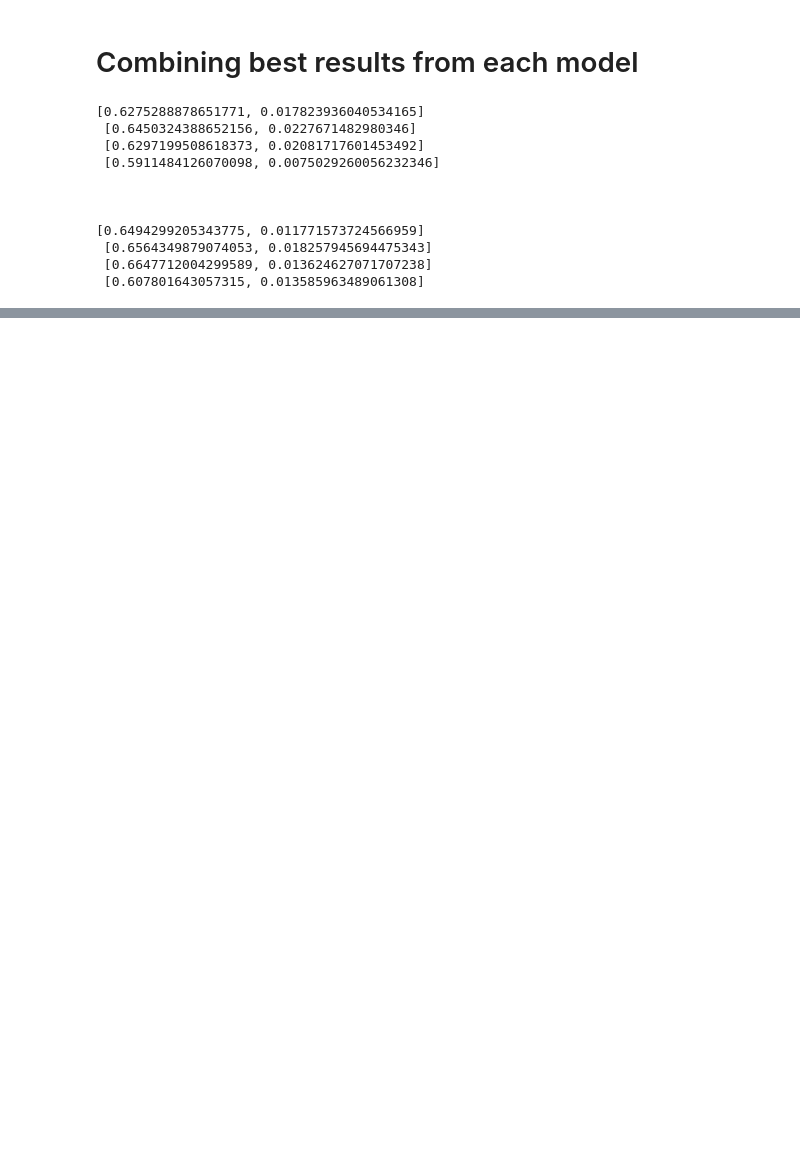
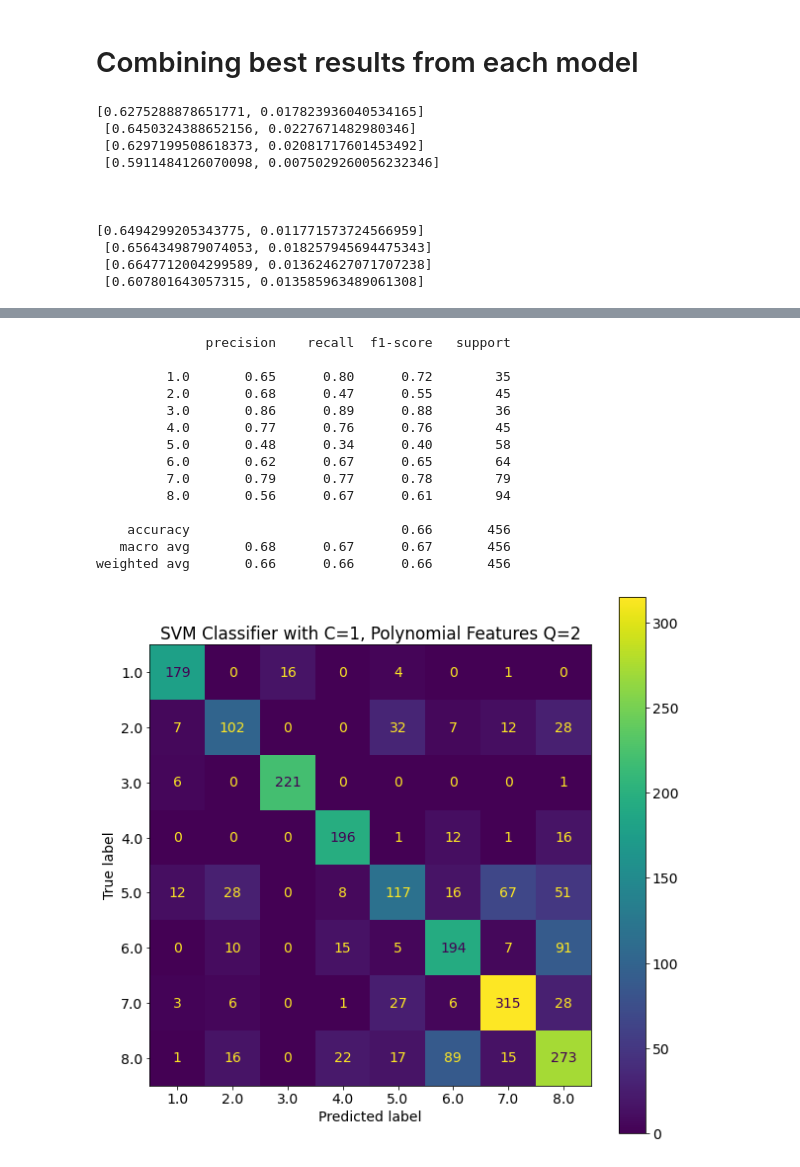
Before and after one commit to AlexSanfilippo/ML-Group-Project-Spotify, a Jupyter notebook: Data_Scripts/BasicModelsV2.0.ipynb, the cells around one changed output, grey strips where cells are left out. Drawn from its saved outputs; the diff is of its cells as text; code cells hidden in the pictures; blank space fills up the shorter version.

```diff
--- a/Data_Scripts/BasicModelsV2.0.ipynb
+++ b/Data_Scripts/BasicModelsV2.0.ipynb
@@ -828,0 +896,23 @@ print(accuracy_ridge_all,"\n", \
+# %%
+#SVM
+print(classification_report(Y[test], ypred_SVM))
+plot_confusion_matrix(pipe_SVM, Xpoly, Y)
+plt.title("SVM Classifier with C=1, Polynomial Features Q=2")
+plt.savefig("../Images/SvmConfusionMatrix.png")
+plt.show()
+# %% [output]
+              precision    recall  f1-score   support
+
+         1.0       0.65      0.80      0.72        35
+         2.0       0.68      0.47      0.55        45
+         3.0       0.86      0.89      0.88        36
+         4.0       0.77      0.76      0.76        45
+         5.0       0.48      0.34      0.40        58
+         6.0       0.62      0.67      0.65        64
+         7.0       0.79      0.77      0.78        79
+         8.0       0.56      0.67      0.61        94
+
+    accuracy                           0.66       456
+   macro avg       0.68      0.67      0.67       456
+weighted avg       0.66      0.66      0.66       456
+[figure, added]
```
Also changed, not shown: parts of 4 cells of this notebook, 2 other files.
